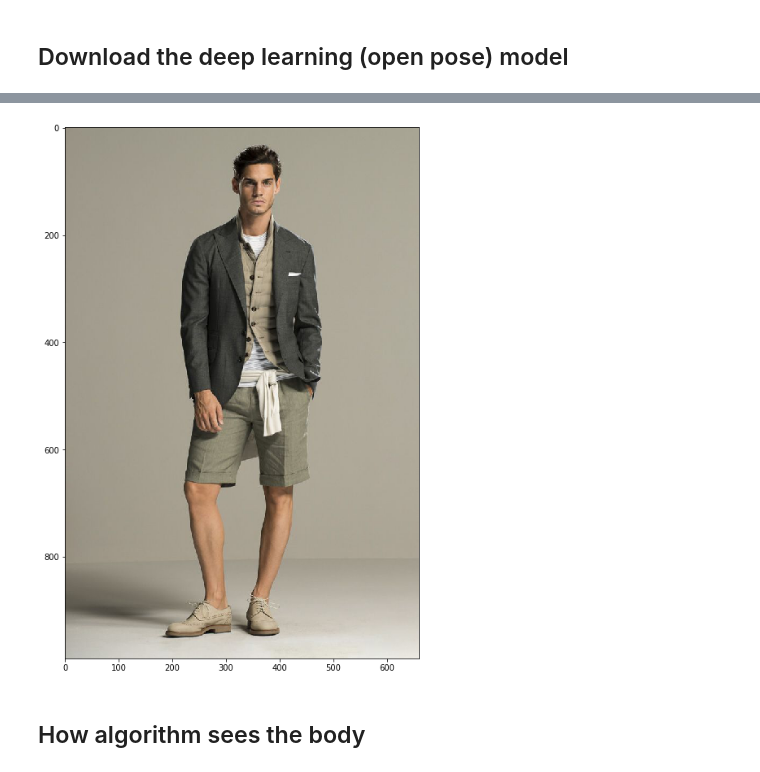
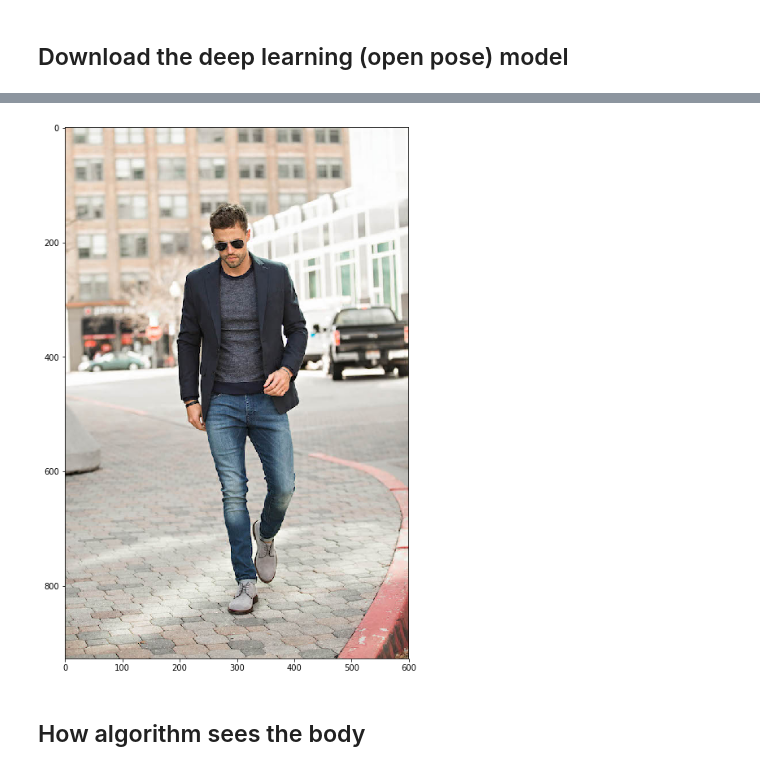
Before and after one commit to akh64bit/qconsf, a Jupyter notebook: bodycrop/crop.ipynb, the cells around one changed output, grey strips where cells are left out. Saved outputs shown, nothing was run; the diff lists cells and outputs as text; code cells hidden in the pictures.

```diff
--- a/bodycrop/crop.ipynb
+++ b/bodycrop/crop.ipynb
@@ -14,11 +25,11 @@ import numpy as np
 # %%
-image=Image.open('person2.jpg')
-image=np.asarray(image)
-plt.figure(figsize=(24,12))
+image = Image.open('fashion-men-11.jpg')
+image = np.asarray(image)
+plt.figure(figsize = (24,12))
 plt.imshow(image)
 plt.show()
 # %% [output]
-[figure, old version]
+[figure, new version]
 # %% [markdown]
 ## How algorithm sees the body
 # %%
```
Also changed, not shown: parts of 16 cells of this notebook, 1 other file.
